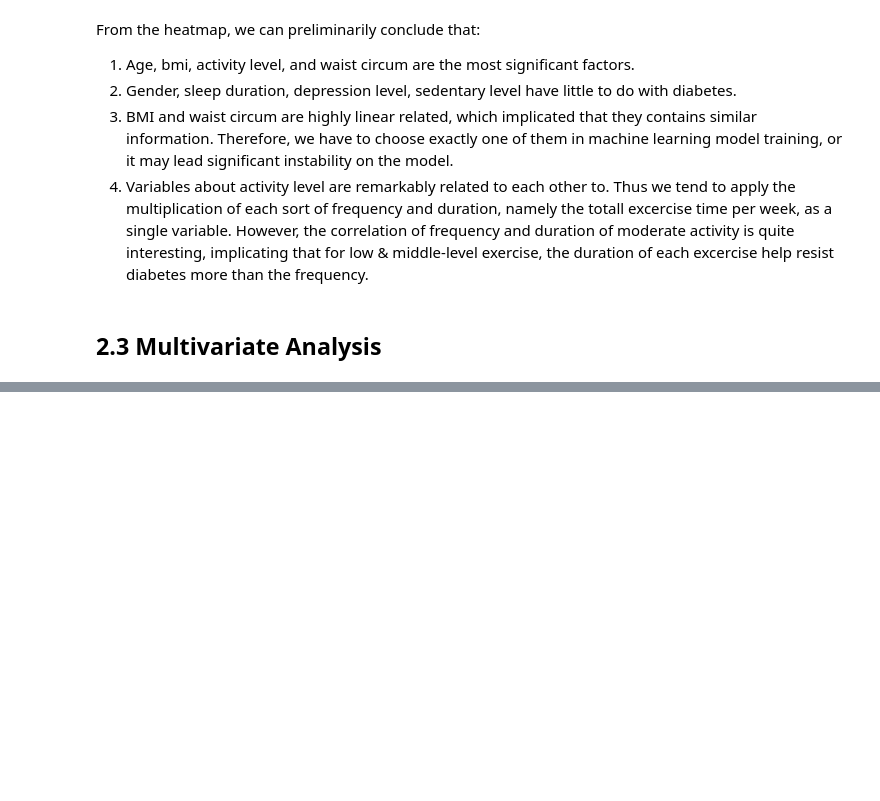
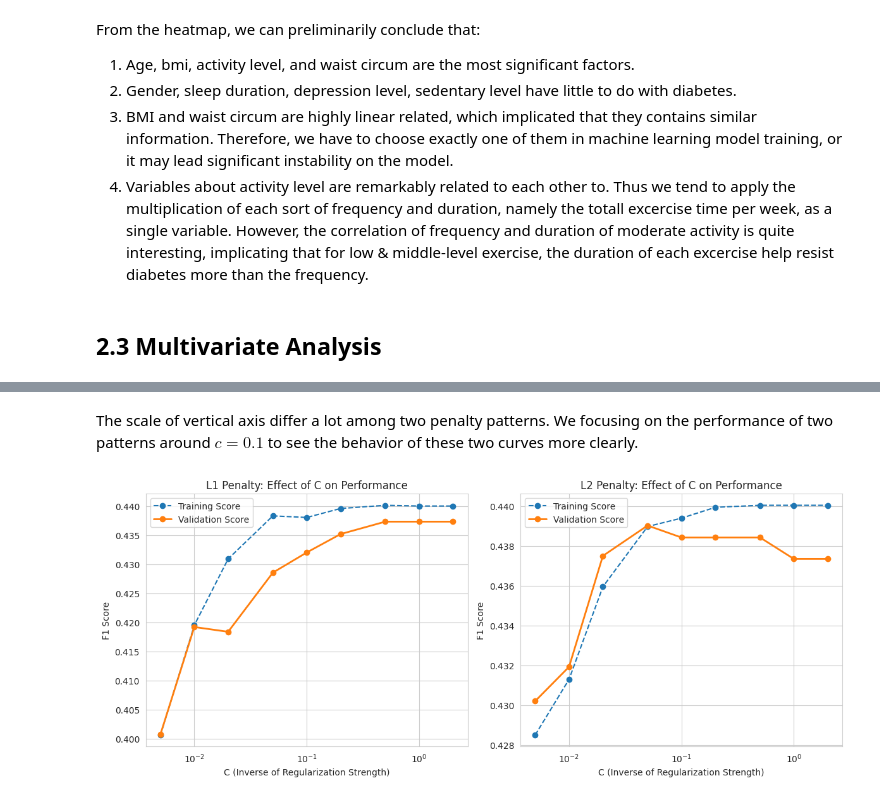
Before and after one commit to LuoYanHao-2025/Data_Science_Group31, a Jupyter notebook: Project_on_diabetes.ipynb, the cells around one changed output, grey strips where cells are left out. Drawn from its saved outputs; the diff is of its cells as text; code cells hidden in the pictures; blank space fills up the shorter version.

```diff
--- a/Project_on_diabetes.ipynb
+++ b/Project_on_diabetes.ipynb
@@ -510,0 +808,61 @@ From the heatmap, we can preliminarily conclude that:
+# %% [markdown]
+The scale of vertical axis differ a lot among two penalty patterns. We focusing on the performance of two patterns around $c=0.1$ to see the behavior of these two curves more clearly.
+# %%
+c_values = [0.005 ,0.01, 0.02, 0.05, 0.1, 0.2, 0.5, 1, 2]
+penalty_patterns = ['l1','l2']
+
+results = []
+
+for p in penalty_patterns:
+    for c in c_values:
+        model = LogisticRegression(penalty=p, C=c, class_weight='balanced', solver = 'liblinear', random_state=42)
+        model.fit(X_train_scaled, y_train)
+
+        # Predict on training model to see if there is an overfitting
+        y_train_pred = model.predict(X_train_scaled)
+        y_val_pred = model.predict(X_val_scaled)
+
+        # save F1 score
+        train_score = f1_score(y_train, y_train_pred)
+        val_score = f1_score(y_val, y_val_pred)
+
+        # save data together
+        results.append({
+            'Penalty': p,
+            'C': c,
+            'Train_Score': train_score,
+            'Val_Score': val_score
+        })
+
+df_results = pd.DataFrame(results)
+
+plt.figure(figsize=(12, 5))
+
+# subplot for model L1 (absolute)
+plt.subplot(1, 2, 1)
+data_l1 = df_results[df_results['Penalty'] == 'l1']
+plt.plot(data_l1['C'], data_l1['Train_Score'], marker='o', label='Training Score', linestyle='--')
+plt.plot(data_l1['C'], data_l1['Val_Score'], marker='o', label='Validation Score', linewidth=2)
+plt.xscale('log')
+plt.title('L1 Penalty: Effect of C on Performance')
+plt.xlabel('C (Inverse of Regularization Strength)')
+plt.ylabel('F1 Score')
+plt.legend()
+plt.grid(True)
+
+# subplot for model L2 (square)
+plt.subplot(1, 2, 2)
+data_l2 = df_results[df_results['Penalty'] == 'l2']
+plt.plot(data_l2['C'], data_l2['Train_Score'], marker='o', label='Training Score', linestyle='--')
+plt.plot(data_l2['C'], data_l2['Val_Score'], marker='o', label='Validation Score', linewidth=2)
+plt.xscale('log')
+plt.title('L2 Penalty: Effect of C on Performance')
+plt.xlabel('C (Inverse of Regularization Strength)')
+plt.ylabel('F1 Score')
+plt.legend()
+plt.grid(True)
+
+plt.tight_layout()
+plt.show()
+# %% [output]
+[figure, added]
```
Also changed, not shown: parts of 37 cells of this notebook.
